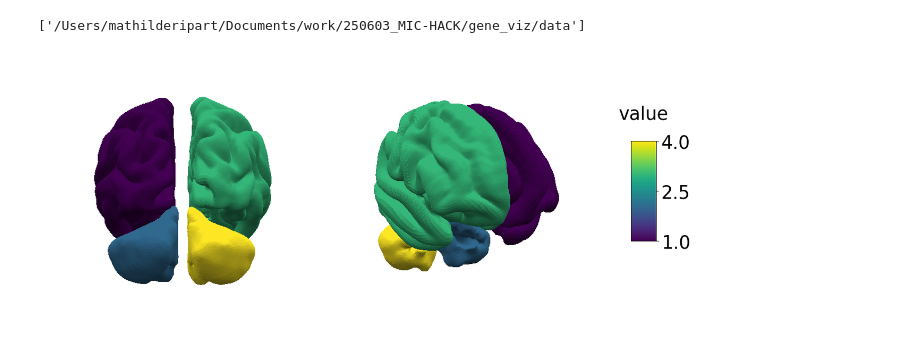
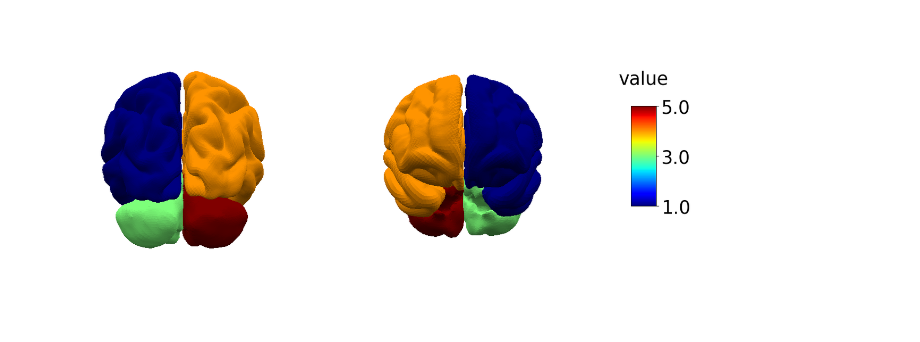
Before and after one commit to imaginelab/gene_viz, a Jupyter notebook: notebooks/concatenate_meshes.ipynb, the cells around one changed output. Drawn from its saved outputs; the diff is of its cells as text; code cells hidden in the pictures.

Commit message:
update plot concatenate meshes

```diff
--- a/notebooks/concatenate_meshes.ipynb
+++ b/notebooks/concatenate_meshes.ipynb
@@ -4,41 +4,51 @@ import numpy as np
 import glob
 from matplotlib_surface_plotting import plot_surf
 from gene_viz.utils import get_data_path, load_mesh_geometry
+# %%
+# concatenate meshes
+
+def concatenate_meshes(mesh_files, f_explode, overlays=None):
+    vertices = []
+    faces = []
+    overlay = []
+    for i, mesh_file in enumerate(mesh_files):
+        # load the mesh
+        mesh = load_mesh_geometry(mesh_file)
+        if i==0:
+            # add the vertices and faces of the first mesh
+            vertices = mesh['coords'] + (mesh['coords'].mean(axis=0)) * f_explode
+            faces = mesh['faces']
+            if overlays is None:
+                overlay = np.ones(len(mesh['coords']))*1
+            else:
+                overlay = overlays[i]
+        else:
+            # add the vertices and faces of the other meshes
+            faces = np.vstack([faces, mesh['faces']+len(vertices)])
+            vertices = np.vstack([vertices,  mesh['coords']+ (mesh['coords'].mean(axis=0)) * f_explode])
+            if overlays is None:
+                overlay = np.hstack([overlay, np.ones(len(mesh['coords']))*(i+2)])
+            else:
+                overlay = np.hstack([overlay, overlays[i]])
+    return vertices, faces, overlay
 # %%
+# get cortex and cerebellum meshes
 mesh_files = [os.path.join(get_data_path(),'fs_LR.32k.L.pial.surf.gii'),
               os.path.join(get_data_path(),'Left-Cerebellum-Cortex_meshfile.surf.gii'),
               os.path.join(get_data_path(),'fs_LR.32k.R.pial.surf.gii'),
               os.path.join(get_data_path(),'Right-Cerebellum-Cortex_meshfile.surf.gii')
               ]
 
-# mesh_files = glob.glob(os.path.join(get_data_path()))
+# define the explode fraction
+f_explode = 0
 
-delta_explode = 0.2
+# plot
+vertices, faces, overlay = concatenate_meshes(mesh_files, f_explode, overlays=None)
+
+plot_surf(vertices, faces, overlay,
+          rotate=[0,180],
+          x_rotate = 280,
+          cmap = 'jet'
+           )
+# %% [output]
+[figure, added]
-# %%
-mesh_files
-# %% [output]
-['/Users/mathilderipart/Documents/work/250603_MIC-HACK/gene_viz/data']
-# %%
-# concatenate meshes
-
-vertices = []
-faces = []
-overlay = []
-for i, mesh_file in enumerate(mesh_files):
-    mesh = load_mesh_geometry(mesh_file)
-    if i==0:
-        vertices = mesh['coords'] + (mesh['coords'].mean(axis=0)) * delta_explode
-        faces = mesh['faces']
-        overlay = np.ones(len(mesh['coords']))*1
-    else:
-        faces = np.vstack([faces, mesh['faces']+len(vertices)])
-        # vertices = np.vstack([vertices,  mesh['coords']])
-        vertices = np.vstack([vertices,  mesh['coords']+ (mesh['coords'].mean(axis=0)) * delta_explode])
-        overlay = np.hstack([overlay, np.ones(len(mesh['coords']))*(i+1)])
-
-# plot
-plot_surf(vertices, faces, overlay,
-          rotate=[0,210],
-           )
-# %% [output]
-[figure, removed]
```
Also changed, not shown: parts of 3 cells of this notebook.
